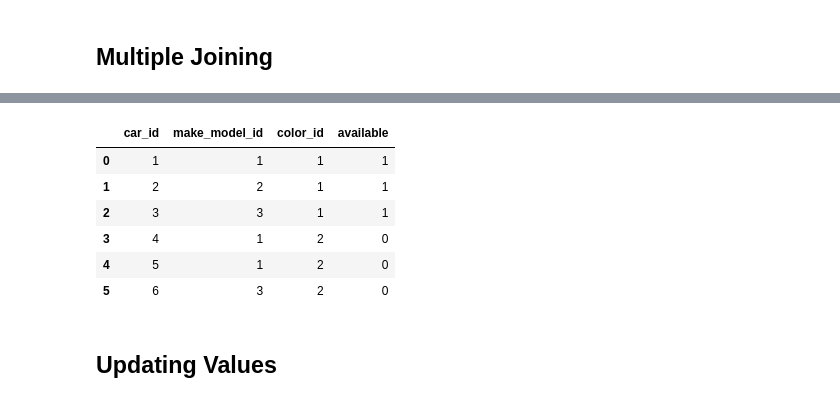
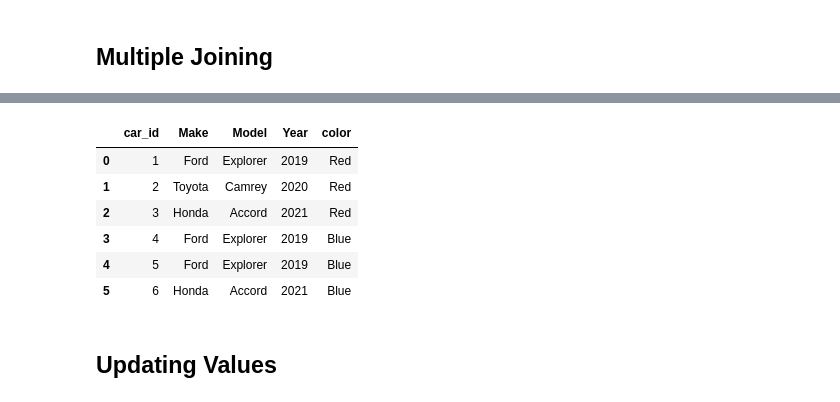
Before and after one commit to hgesel/eas503, a Jupyter notebook: week11/week11_lecture.ipynb, the cells around one changed output, grey strips where cells are left out. Saved outputs shown, nothing was run; the diff lists cells and outputs as text; code cells hidden in the pictures.

```diff
--- a/week11/week11_lecture.ipynb
+++ b/week11/week11_lecture.ipynb
@@ -931,18 +933,20 @@ Table: Cars
 # %%
 # make it with text values
 df = pd.read_sql_query("""
-    SELECT *
-    FROM Cars;
+    SELECT car_id, MakeModels.Make, Model, Year, color
+    FROM Cars
+    INNER JOIN Colors On Colors.color_id=Cars.color_id
+    INNER JOIN MakeModels On MakeModels.make_model_id=Cars.make_model_id;
 """, conn)
 display(df)
 # %% [output]
-|  | car_id | make_model_id | color_id | available |
-| 0 | 1 | 1 | 1 | 1 |
-| 1 | 2 | 2 | 1 | 1 |
-| 2 | 3 | 3 | 1 | 1 |
-| 3 | 4 | 1 | 2 | 0 |
-| 4 | 5 | 1 | 2 | 0 |
-| 5 | 6 | 3 | 2 | 0 |
+|  | car_id | Make | Model | Year | color |
+| 0 | 1 | Ford | Explorer | 2019 | Red |
+| 1 | 2 | Toyota | Camrey | 2020 | Red |
+| 2 | 3 | Honda | Accord | 2021 | Red |
+| 3 | 4 | Ford | Explorer | 2019 | Blue |
+| 4 | 5 | Ford | Explorer | 2019 | Blue |
+| 5 | 6 | Honda | Accord | 2021 | Blue |
 # %% [markdown]
 ## Updating Values
 # %%
```
Also changed, not shown: parts of 18 cells of this notebook, 2 other files.
